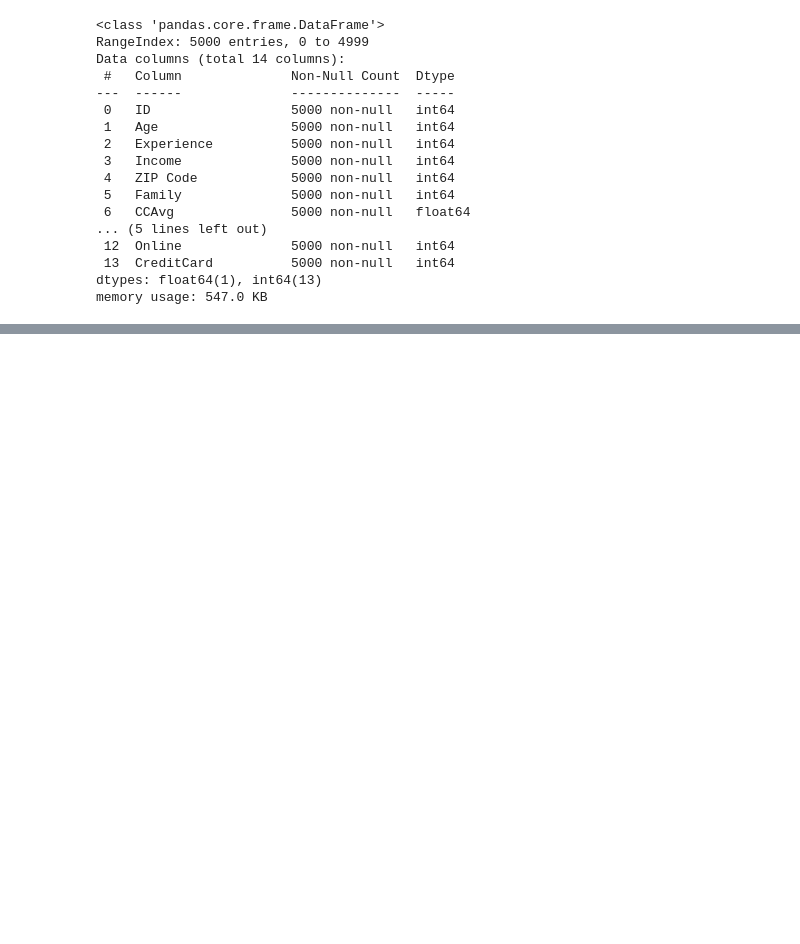
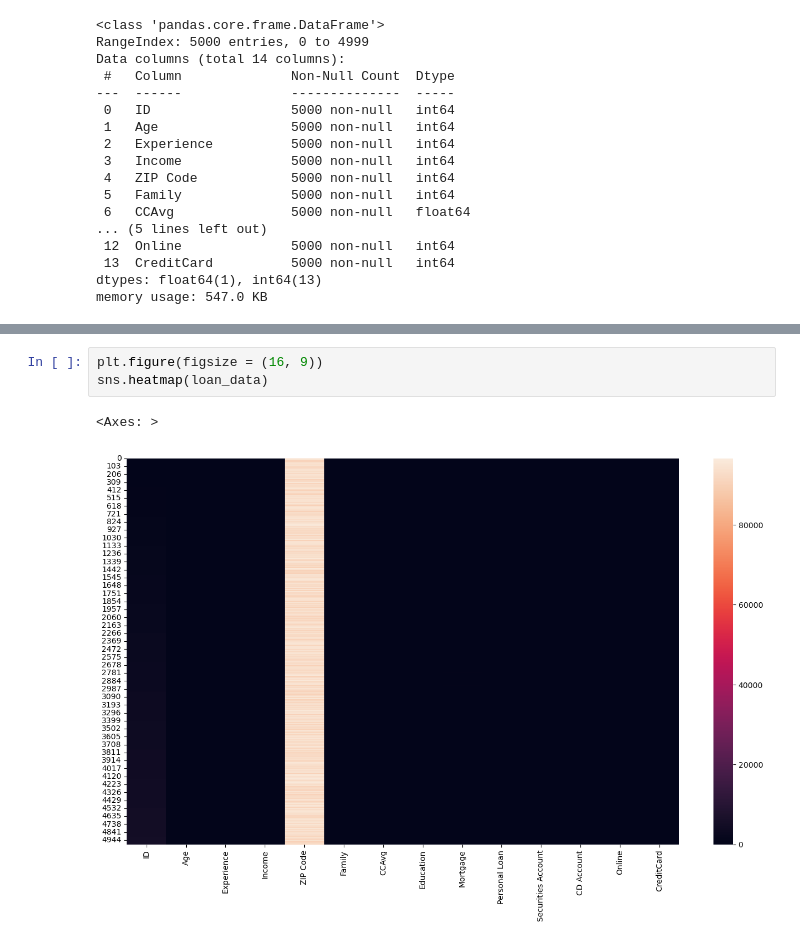
Before and after one commit to lquanh/FM-Lab, a Jupyter notebook: ML-ex/ex1/KNN_personal_loan.ipynb, the cells around one changed output, grey strips where cells are left out. Saved outputs shown, nothing was run; the diff lists cells and outputs as text; blank space fills up the shorter version.

```diff
--- a/ML-ex/ex1/KNN_personal_loan.ipynb
+++ b/ML-ex/ex1/KNN_personal_loan.ipynb
@@ -65,0 +76,6 @@ sns.pairplot(loan_data,
+# %%
+plt.figure(figsize = (16, 9))
+sns.heatmap(loan_data)
+# %% [output]
+<Axes: >
+[figure, added]
```
Also changed, not shown: parts of 8 cells of this notebook.
